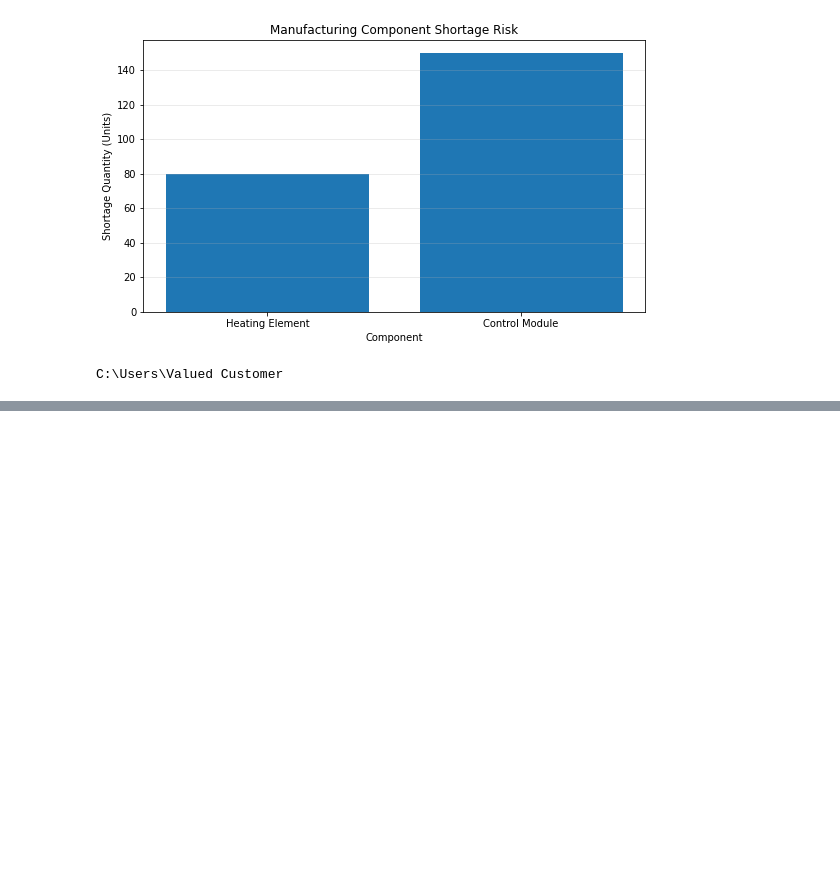
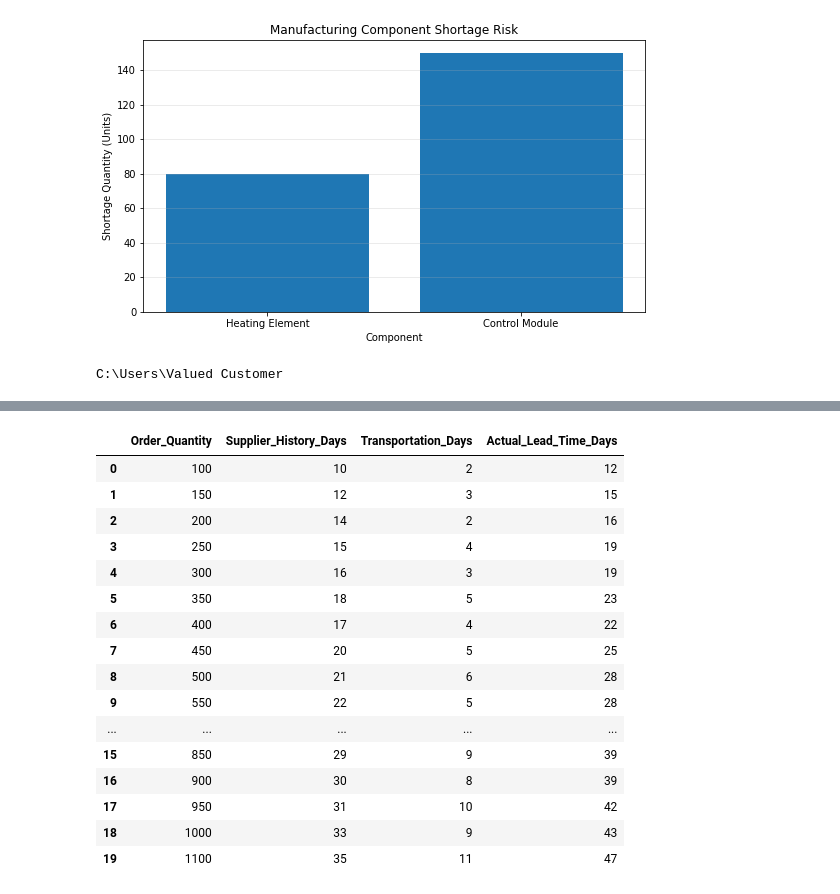
Before and after one commit to renaae/AI-Manufacturing-Shortage-Agent, a Jupyter notebook: AI_Manufacturing_Shortage_Agent.ipynb, the cells around one changed output, grey strips where cells are left out. Saved outputs shown, nothing was run; the diff lists cells and outputs as text; code cells hidden in the pictures; blank space fills up the shorter version.

```diff
--- a/AI_Manufacturing_Shortage_Agent.ipynb
+++ b/AI_Manufacturing_Shortage_Agent.ipynb
@@ -682,0 +719,39 @@ C:\Users\Valued Customer
+# %%
+import pandas as pd
+
+# Historical purchase-order training data
+lead_time_data = {
+    "Order_Quantity": [100, 150, 200, 250, 300, 350, 400, 450, 500, 550,
+                       600, 650, 700, 750, 800, 850, 900, 950, 1000, 1100],
+
+    "Supplier_History_Days": [10, 12, 14, 15, 16, 18, 17, 20, 21, 22,
+                              24, 23, 25, 27, 26, 29, 30, 31, 33, 35],
+
+    "Transportation_Days": [2, 3, 2, 4, 3, 5, 4, 5, 6, 5,
+                            7, 6, 7, 8, 7, 9, 8, 10, 9, 11],
+
+    "Actual_Lead_Time_Days": [12, 15, 16, 19, 19, 23, 22, 25, 28, 28,
+                              31, 30, 33, 36, 35, 39, 39, 42, 43, 47]
+}
+
+lead_time_df = pd.DataFrame(lead_time_data)
+
+lead_time_df
+# %% [output]
+|  | Order_Quantity | Supplier_History_Days | Transportation_Days | Actual_Lead_Time_Days |
+| 0 | 100 | 10 | 2 | 12 |
+| 1 | 150 | 12 | 3 | 15 |
+| 2 | 200 | 14 | 2 | 16 |
+| 3 | 250 | 15 | 4 | 19 |
+| 4 | 300 | 16 | 3 | 19 |
+| 5 | 350 | 18 | 5 | 23 |
+| 6 | 400 | 17 | 4 | 22 |
+| 7 | 450 | 20 | 5 | 25 |
+| 8 | 500 | 21 | 6 | 28 |
+| 9 | 550 | 22 | 5 | 28 |
+| ... | ... | ... | ... | ... |
+| 15 | 850 | 29 | 9 | 39 |
+| 16 | 900 | 30 | 8 | 39 |
+| 17 | 950 | 31 | 10 | 42 |
+| 18 | 1000 | 33 | 9 | 43 |
+| 19 | 1100 | 35 | 11 | 47 |
```
Also changed, not shown: parts of 26 cells of this notebook.
